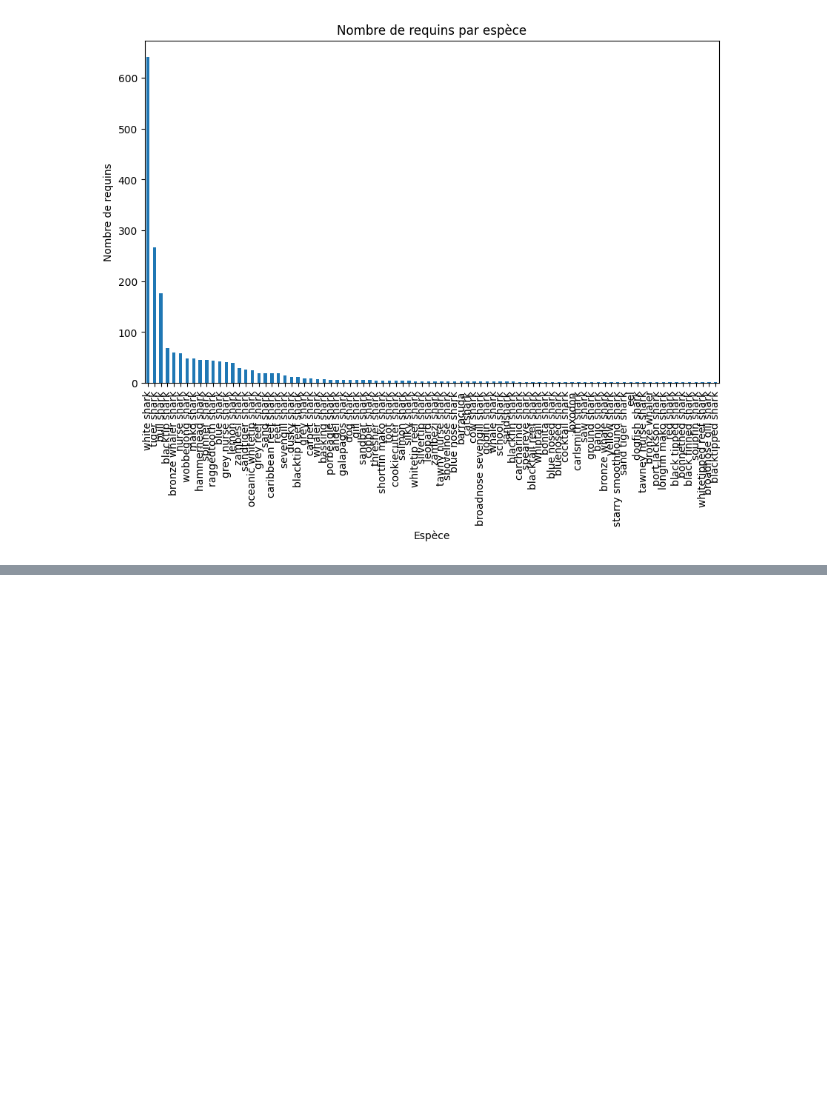
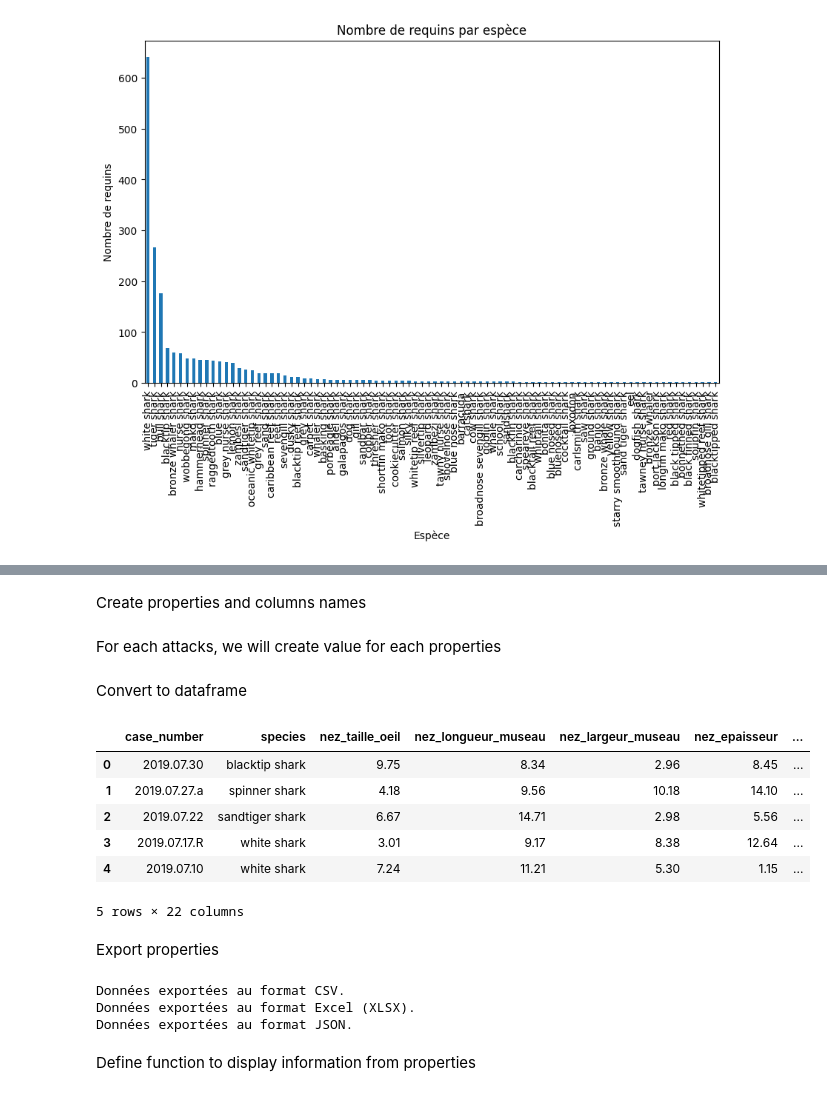
Before and after one commit to vsantele/pimpMyRequin, a Jupyter notebook: data/dataCleaning/notebook.ipynb, the cells around one changed output, grey strips where cells are left out. Saved outputs shown, nothing was run; the diff lists cells and outputs as text; code cells hidden in the pictures; blank space fills up the shorter version.

Commit message:
Update properties generation to link with caseNumber

```diff
--- a/data/dataCleaning/notebook.ipynb
+++ b/data/dataCleaning/notebook.ipynb
@@ -853,0 +686,2 @@ Données exportées au format JSON.
+# %% [markdown]
+Create properties and columns names
@@ -853,0 +691,2 @@ Données exportées au format JSON.
+# %% [markdown]
+For each attacks, we will create value for each properties
@@ -853,0 +699,40 @@ Données exportées au format JSON.
+# %% [markdown]
+Convert to dataframe
+# %%
+df_prop = pd.DataFrame(properties, columns=columns)
+
+df_prop.head()
+# %% [output]
+|  | case_number | species | nez_taille_oeil | nez_longueur_museau | nez_largeur_museau | nez_epaisseur | ... |
+| 0 | 2019.07.30 | blacktip shark | 9.75 | 8.34 | 2.96 | 8.45 | ... |
+| 1 | 2019.07.27.a | spinner shark | 4.18 | 9.56 | 10.18 | 14.10 | ... |
+| 2 | 2019.07.22 | sandtiger shark | 6.67 | 14.71 | 2.98 | 5.56 | ... |
+| 3 | 2019.07.17.R | white shark | 3.01 | 9.17 | 8.38 | 12.64 | ... |
+| 4 | 2019.07.10 | white shark | 7.24 | 11.21 | 5.30 | 1.15 | ... |
+5 rows × 22 columns
+# %% [markdown]
+Export properties
+# %%
+df_prop.to_csv("sharks_individuals.csv", index=False)
+
+
+print(f"Données exportées au format CSV.")
+
+
+df_prop.to_excel("sharks_individuals.xlsx", index=False)
+
+
+
+print(f"Données exportées au format Excel (XLSX).")
+
+
+df_prop.to_json("sharks_individuals.json", orient="records")
+
+
+print(f"Données exportées au format JSON.")
+# %% [output]
+Données exportées au format CSV.
+Données exportées au format Excel (XLSX).
+Données exportées au format JSON.
+# %% [markdown]
+Define function to display information from properties
```
Also changed, not shown: parts of 9 cells of this notebook, 6 other files.
